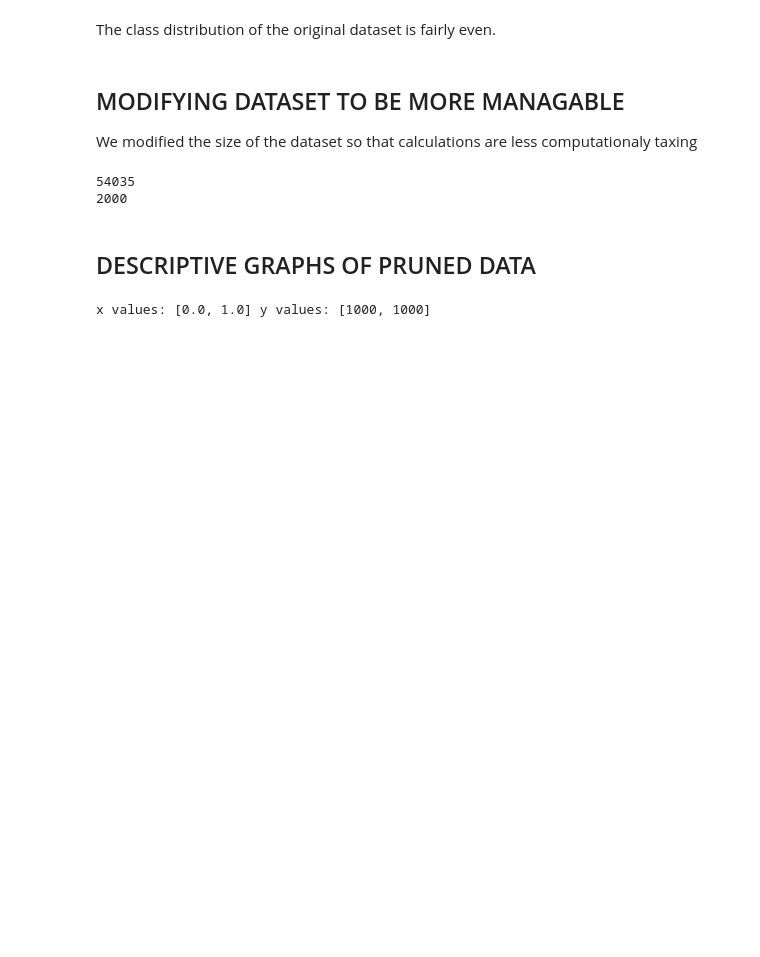
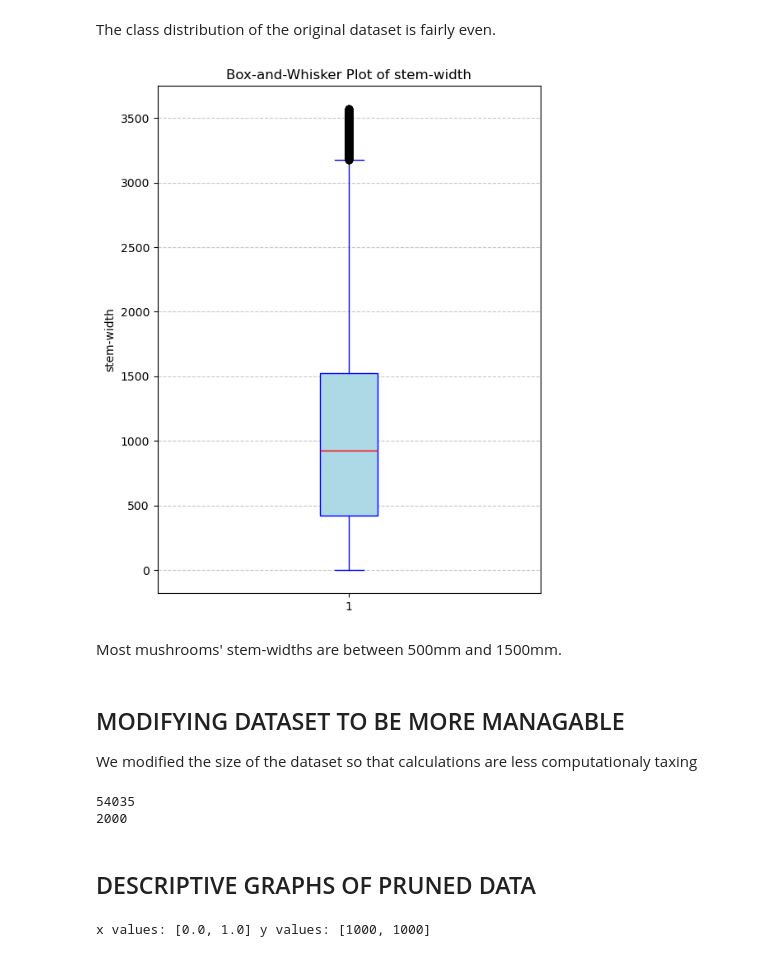
Before and after one commit to TommyD-GU/CPSC322finalProject, a Jupyter notebook: technicalreport.ipynb, the cells around one changed output. Cells and saved outputs as stored; diff of their text form; code cells hidden in the pictures; blank space fills up the shorter version.

```diff
--- a/technicalreport.ipynb
+++ b/technicalreport.ipynb
@@ -71,5 +73,11 @@ x values: [0.0, 1.0] y values: [24360, 29675]
 # %% [markdown]
 The class distribution of the original dataset is fairly even.
+# %%
+utils.box_plot(mush_data.data, mush_data.column_names, "stem-width")
+# %% [output]
+[figure, added]
+# %% [markdown]
+Most mushrooms' stem-widths are between 500mm and 1500mm.
 # %% [markdown]
 ## MODIFYING DATASET TO BE MORE MANAGABLE
 
```
Also changed, not shown: parts of 15 cells of this notebook.
